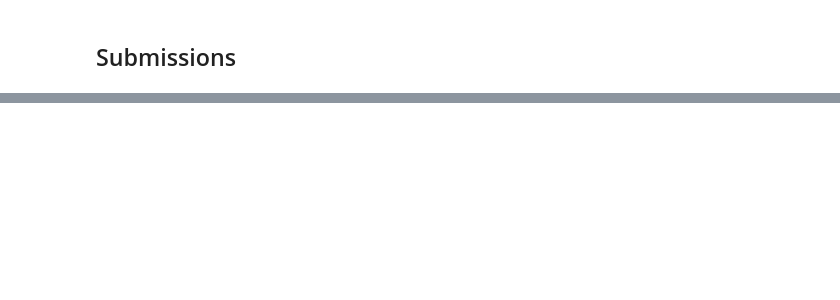
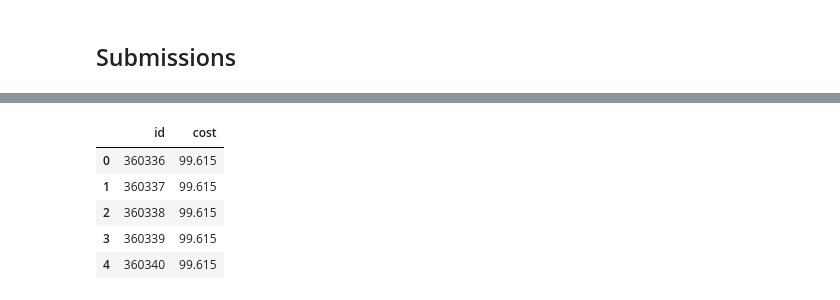
Before and after one commit to akaigraham/kaggle-comps, a Jupyter notebook: playground-series/s3_e11/notebooks/initial-notebook.ipynb, the cells around one changed output, grey strips where cells are left out. Drawn from its saved outputs; the diff is of its cells as text; code cells hidden in the pictures; blank space fills up the shorter version.

Commit message:
initial submission

```diff
--- a/playground-series/s3_e11/notebooks/initial-notebook.ipynb
+++ b/playground-series/s3_e11/notebooks/initial-notebook.ipynb
@@ -249,0 +274,9 @@ print(rmse)
+# %%
+samp_submission.head()
+# %% [output]
+|  | id | cost |
+| 0 | 360336 | 99.615 |
+| 1 | 360337 | 99.615 |
+| 2 | 360338 | 99.615 |
+| 3 | 360339 | 99.615 |
+| 4 | 360340 | 99.615 |
```
Also changed, not shown: parts of 5 cells of this notebook, 1 other file.
